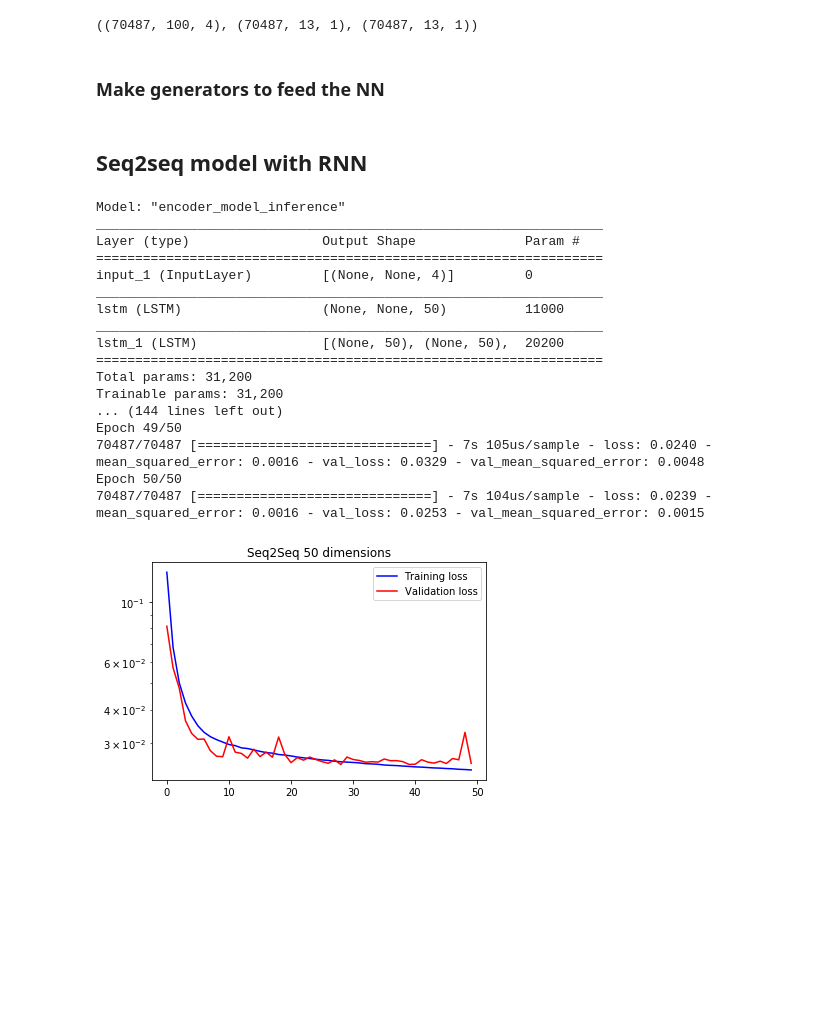
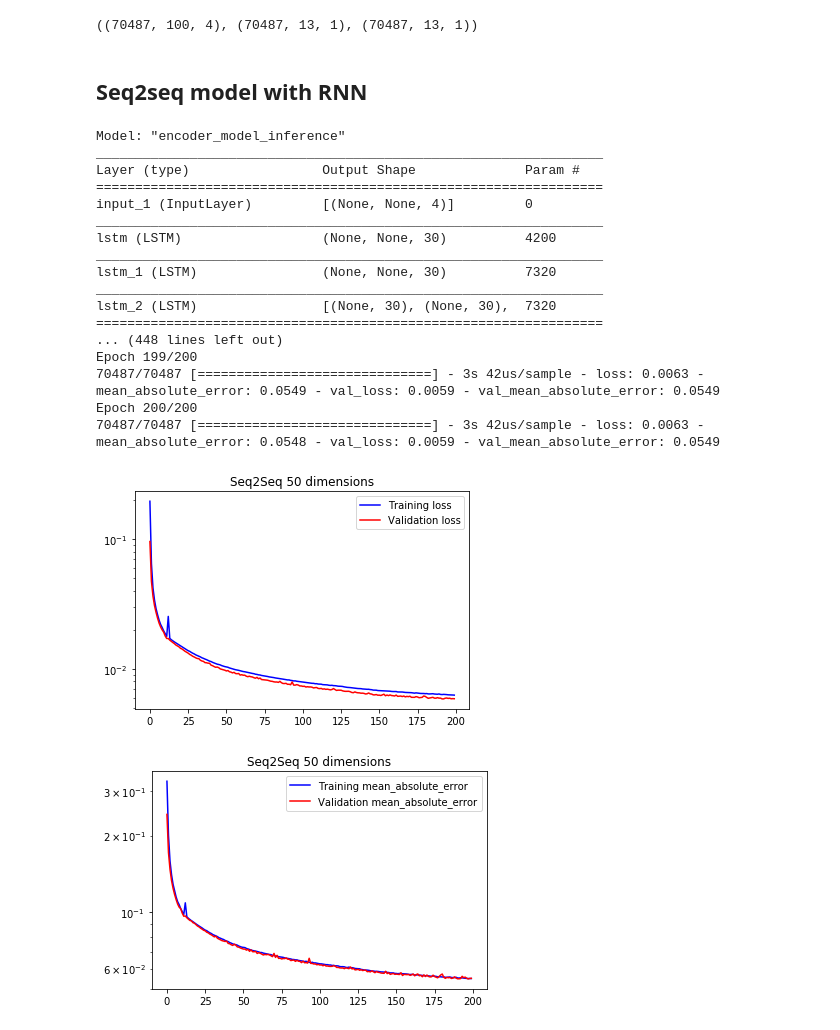
Before and after one commit to juan-arevalo/sugar_level_prediction, a Jupyter notebook: explore/seq2seq_prediction_colab.ipynb, the cells around one changed output. Cells and saved outputs as stored; diff of their text form; code cells hidden in the pictures; blank space fills up the shorter version.

Commit message:
Added inference and plotting of seq2seq models

```diff
--- a/explore/seq2seq_prediction_colab.ipynb
+++ b/explore/seq2seq_prediction_colab.ipynb
@@ -24,16 +24,16 @@ from tensorflow.keras.metrics import MAPE, MSE
 from tensorflow.keras.backend import clear_session
 from tensorflow.keras.constraints import max_norm
 # %%
-def plot_train_history(history, title):
-  loss = history.history['loss']
-  val_loss = history.history['val_loss']
+def plot_train_history(history, title, metric):
+  loss = history.history[metric]
+  val_loss = history.history['val_%s' %metric]
 
   epochs = range(len(loss))
 
   plt.figure()
 
-  plt.plot(epochs, loss, 'b', label='Training loss')
-  plt.plot(epochs, val_loss, 'r', label='Validation loss')
+  plt.plot(epochs, loss, 'b', label='Training %s' %metric)
+  plt.plot(epochs, val_loss, 'r', label='Validation %s' %metric)
   plt.title(title)
   plt.legend()
 
@@ -70,9 +70,9 @@ train = np.load(os.path.join(root, "noisy%s_train.npy" %noise))
 vad = np.load(os.path.join(root, "noisy%s_vad.npy" %noise))
 test = np.load(os.path.join(root, "noisy%s_test.npy" %noise))
 
-train_batch = 200
-vad_batch = 200
-test_batch = 200
+train_batch = 500
+vad_batch = 500
+test_batch = 500
 num_epochs = 5
 
 train_steps = train.shape[0] // train_batch
@@ -87,7 +87,7 @@ train.shape, vad.shape, test.shape
 
 Each input sequence has both the features and labels (x and y, if you wish), so we have to separate them.
 # %%
-def split_features_labels(data, history, future):
+def split_features_labels(data, history, future, start_char):
     """
     Method to separate historic and future events (features and labels).
     It returns input data for the encoder and decoder, and the output data
@@ -98,6 +98,7 @@ def split_features_labels(data, history, future):
       (time_interval, hour_of_day, day_of_week, sugar_level). It has shape (?, history+future, 4)
     :param history: number of points for the features
     :param future: number of points for the labels
+    :param start_char: start charcter for input sequences to the decoder
     :return three numpy arrays with the input data for the encoder (shape=(?, history, 4))
         and decoder (shape=(?, future+1, 1)), and the output data for the decoder
         (shape=(?, future+1, 1))
@@ -107,10 +108,10 @@ def split_features_labels(data, history, future):
     yf, yl = data[:, :history], data[:, history:history+future, -1]
 
     # add start of sentence to labels (input to the decoder)
-    yl_input = np.zeros(shape=(yl.shape[0], yl.shape[1]+1))
+    yl_input = start_char * np.ones(shape=(yl.shape[0], yl.shape[1]+1))
     yl_input[:, 1:] = yl
     # add end of sentence to labels (output of the decoder)
-    yl_output = np.zeros(shape=(yl.shape[0], yl.shape[1]+1))
+    yl_output = start_char * np.ones(shape=(yl.shape[0], yl.shape[1]+1))
     yl_output[:, :-1] = yl
 
     # add new dimension at the end of input/output arrays to the decoder
@@ -119,12 +120,11 @@ def split_features_labels(data, history, future):
 
     return (yf, yl_input), yl_output
 # %%
-train_data = split_features_labels(train, history, future)
-vad_data = split_features_labels(vad, history, future)
-test_data = split_features_labels(test, history, future)
+start_char = -1.0
+train_data = split_features_labels(train, history, future, start_char)
+vad_data = split_features_labels(vad, history, future, start_char)
+test_data = split_features_labels(test, history, future, start_char)
 # %%
 train_data[0][0].shape, train_data[0][1].shape, train_data[1].shape
 # %% [output]
 ((70487, 100, 4), (70487, 13, 1), (70487, 13, 1))
-# %% [markdown]
-### Make generators to feed the NN
@@ -234,27 +246,33 @@ def seq2seq(history, future, latent_dim, num_features, mn):
 
     return training_model, encoder_model, decoder_model
 # %%
-m, enc, dec = seq2seq(history, future, latent_dim=50, num_features=4, mn=1.0)
-m.compile(optimizer='rmsprop', loss=MAE, metrics=[MSE])
-h = m.fit(x=train_data[0], y=train_data[1], batch_size=train_batch, epochs=50,
+num_epochs = 200
+m, enc, dec = seq2seq(history, future, latent_dim=30, num_features=4,
+                      num_layers_enc=3, activation_dense='elu',
+                      mn_dense=0.5, mn_rec=0.2)
+m.compile(optimizer=tf.keras.optimizers.Adam(learning_rate=5e-4, clipvalue=1.0),
+          loss=MSE, metrics=['mean_absolute_error'])
+h = m.fit(x=train_data[0], y=train_data[1], batch_size=train_batch, epochs=num_epochs,
           validation_data=vad_data)
-plot_train_history(h, 'Seq2Seq 50 dimensions')
+plot_train_history(h, 'Seq2Seq 50 dimensions', metric='loss')
+plot_train_history(h, 'Seq2Seq 50 dimensions', metric='mean_absolute_error')
 # %% [output]
 Model: "encoder_model_inference"
 _________________________________________________________________
 Layer (type)                 Output Shape              Param #
 =================================================================
 input_1 (InputLayer)         [(None, None, 4)]         0
 _________________________________________________________________
-lstm (LSTM)                  (None, None, 50)          11000
+lstm (LSTM)                  (None, None, 30)          4200
 _________________________________________________________________
-lstm_1 (LSTM)                [(None, 50), (None, 50),  20200
+lstm_1 (LSTM)                (None, None, 30)          7320
+_________________________________________________________________
+lstm_2 (LSTM)                [(None, 30), (None, 30),  7320
 =================================================================
-Total params: 31,200
-Trainable params: 31,200
-... (144 lines left out)
-Epoch 49/50
-70487/70487 [==============================] - 7s 105us/sample - loss: 0.0240 - mean_squared_error: 0.0016 - val_loss: 0.0329 - val_mean_squared_error: 0.0048
-Epoch 50/50
-70487/70487 [==============================] - 7s 104us/sample - loss: 0.0239 - mean_squared_error: 0.0016 - val_loss: 0.0253 - val_mean_squared_error: 0.0015
+... (448 lines left out)
+Epoch 199/200
+70487/70487 [==============================] - 3s 42us/sample - loss: 0.0063 - mean_absolute_error: 0.0549 - val_loss: 0.0059 - val_mean_absolute_error: 0.0549
+Epoch 200/200
+70487/70487 [==============================] - 3s 42us/sample - loss: 0.0063 - mean_absolute_error: 0.0548 - val_loss: 0.0059 - val_mean_absolute_error: 0.0549
-[figure, old version]
+[figure, new version]
+[figure, added]
```
Also changed, not shown: parts of 14 cells of this notebook.
